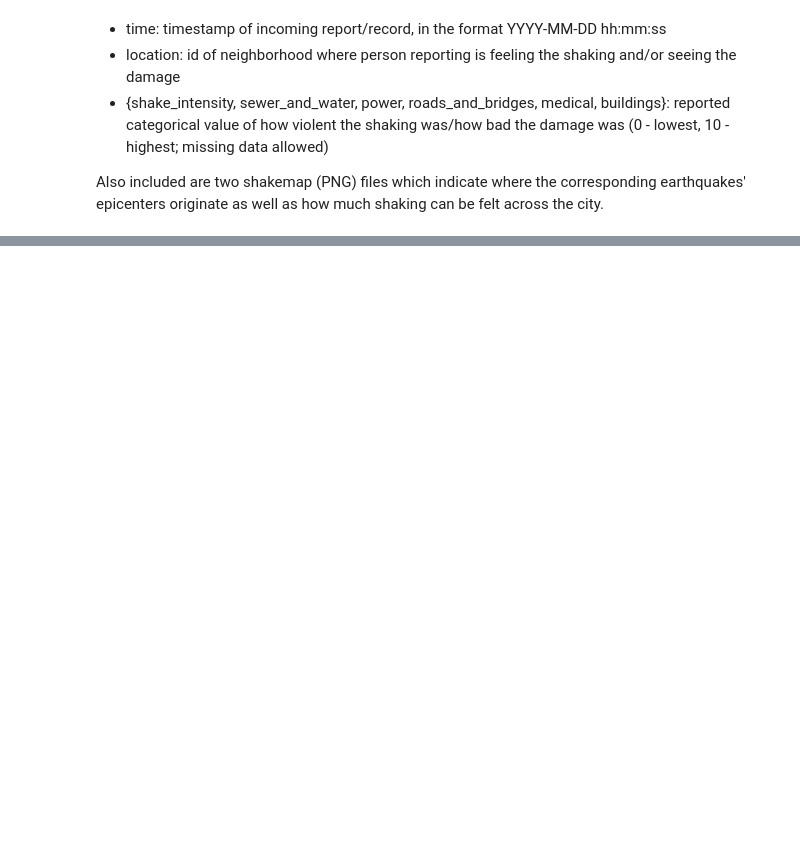
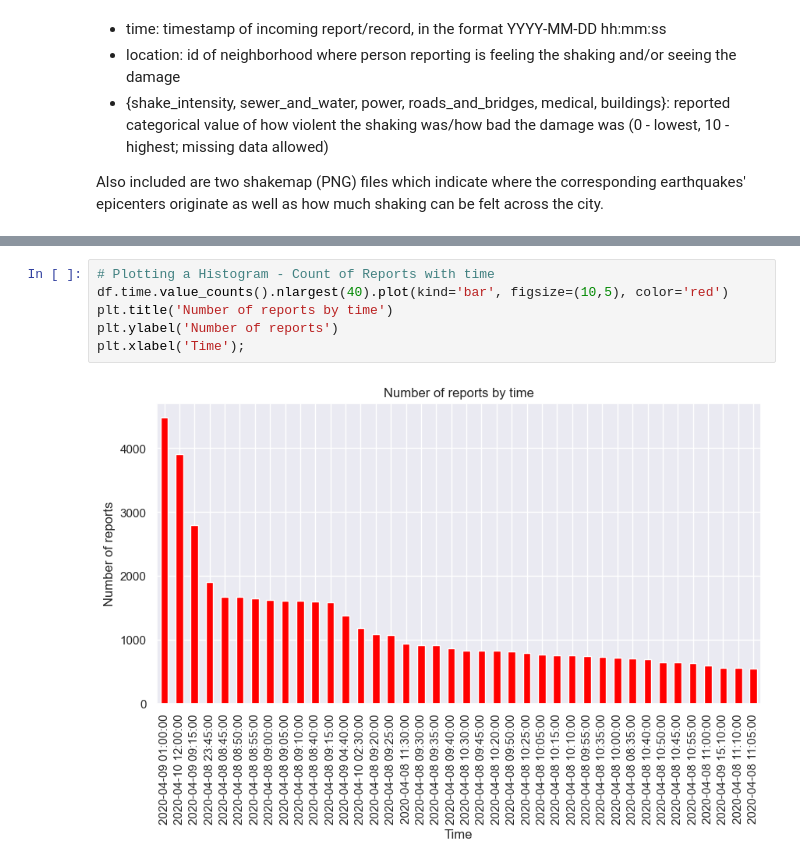
Before and after one commit to dasooni/VAST-19, a Jupyter notebook: project.ipynb, the cells around one changed output, grey strips where cells are left out. Drawn from its saved outputs; the diff is of its cells as text; blank space fills up the shorter version.

```diff
--- a/project.ipynb
+++ b/project.ipynb
@@ -26,0 +61,8 @@ df.head()
+# %%
+# Plotting a Histogram - Count of Reports with time
+df.time.value_counts().nlargest(40).plot(kind='bar', figsize=(10,5), color='red')
+plt.title('Number of reports by time')
+plt.ylabel('Number of reports')
+plt.xlabel('Time');
+# %% [output]
+[figure, added]
```
Also changed, not shown: parts of 3 cells of this notebook.
